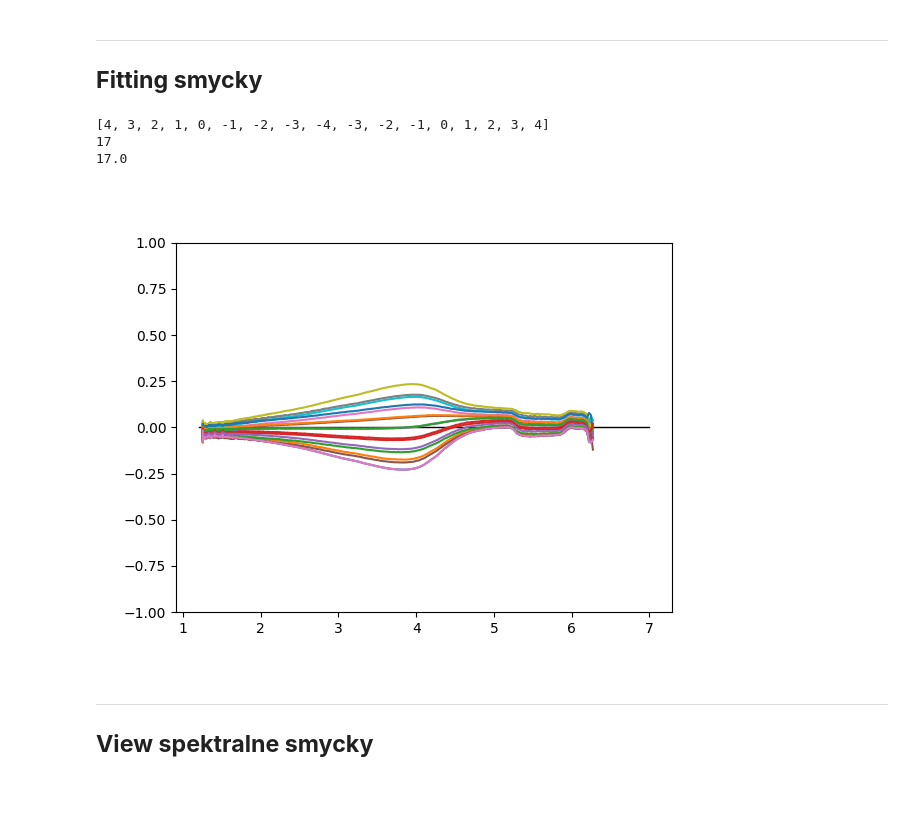
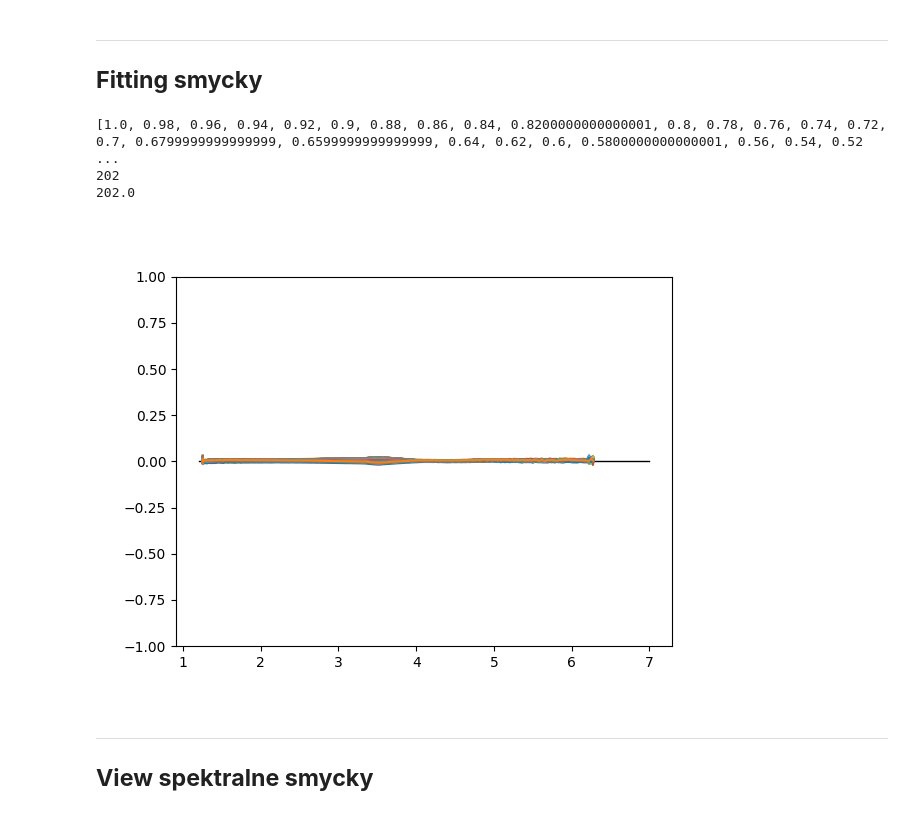
Before and after one commit to tomasek123/Default-script, a Jupyter notebook: Magnetooptika_experimenty.ipynb, the cells around one changed output. Drawn from its saved outputs; the diff is of its cells as text; code cells hidden in the pictures.

```diff
--- a/Magnetooptika_experimenty.ipynb
+++ b/Magnetooptika_experimenty.ipynb
@@ -147,14 +147,11 @@ for i in range (1,4):
     root.withdraw()
     root.call('wm', 'attributes', '.', '-topmost', True)
     filename = filedialog.askopenfilename(title = "Select file",filetypes = (("txt files","*.dat .txt .KNT"),("all files","*.*")),multiple=True)
-    print(filename)
     root.destroy()
-    try:
-        for filee in filename:
-            data = pd.read_csv(filee, index_col=0)
-            plt.plot(data['MOKE'], label = filee[-24:-4])
-    except:
-        print('lol no')
+    for filee in filename:
+        data = pd.read_csv(filee,comment='#', index_col=0)
+        plt.plot(data['MOKE'], label = filee[-10:-4])
+        print(filee)
 
 
 
@@ -431,7 +431,7 @@ def Fit(name,uhly,path,pole):
         resultados.append([kerr,rawp.index.astype(float),err])
 
     off = 0
-    plt.plot(1240/resultados[k][1],[i-off for i in resultados[k][0]], label = pole[k])
+    plt.plot(1240/resultados[0][1],[i-off for i in resultados[0][0]], label = pole[k])
     smycka = pd.DataFrame({'MOKE ' + str(pole[0]) + 'T down' : [i-off for i in resultados[0][0]]},index = 1240/resultados[0][1])
     for k in range(1,int(len(resultados)/2)):
         plt.plot(1240/resultados[k][1],[i-off for i in resultados[k][0]], label = pole[k])
@@ -447,44 +447,44 @@ def Fit(name,uhly,path,pole):
 
 #########################################################################################################################################
 #########################################################################################################################################
 plt.plot([1.2,7],[0,0],'k-', linewidth = 1)
 
 
 
-castispek = 'time'
+castispek = 'fieldx'
 
 
 z = 5
-p = 20
+p = 10
 k = 2
 uhl = [z - (z-k)/(p-1)*i for i in range (p)] + [-k - (z-k)/(p-1)*i for i in range (p)]
 
 
-z = 4
-krok = 1   # Zmen!!!!!
-k = -4
-fields = [z - krok*i for i in range (int((z-k)/krok))] + [k + krok*i for i in range (int((z-k)/krok+1))]
+z = 1
+krok = 0.02   # Zmen!!!!!
+k = -1
+fields = [z - krok*i for i in range (int((z-k)/krok)+1)] + [k + krok*i for i in range (int((z-k)/krok+1))]
 # fields = [round(i,2) for i in fields]
 print(fields)
 print(len(fields))
 
 
-cestou = 'C:\\Users\\tmale\\OneDrive\\Documents\\Data\\MnTe\\Tepla dira\\Trojuhelnicek\\Smycka\\'
+cestou = r'C:\Users\tmale\OneDrive\Documents\Data\LSMO\Francie 2022\MOKE\PLD4150\loop\raw_data\spectra\\'
 Fit(castispek,uhl,cestou,fields)
 
 
 
 
 
 
 # plt.legend()
 plt.ylim(-1,1)
 plt.show()
 # %% [output]
-[4, 3, 2, 1, 0, -1, -2, -3, -4, -3, -2, -1, 0, 1, 2, 3, 4]
-17
-17.0
+[1.0, 0.98, 0.96, 0.94, 0.92, 0.9, 0.88, 0.86, 0.84, 0.8200000000000001, 0.8, 0.78, 0.76, 0.74, 0.72, 0.7, 0.6799999999999999, 0.6599999999999999, 0.64, 0.62, 0.6, 0.5800000000000001, 0.56, 0.54, 0.52 ...
+202
+202.0
-[figure, old version]
+[figure, new version]
 # %% [markdown]
 ---
 ## **View spektralne smycky**
```
Also changed, not shown: parts of 2 cells of this notebook, 1 other file.
